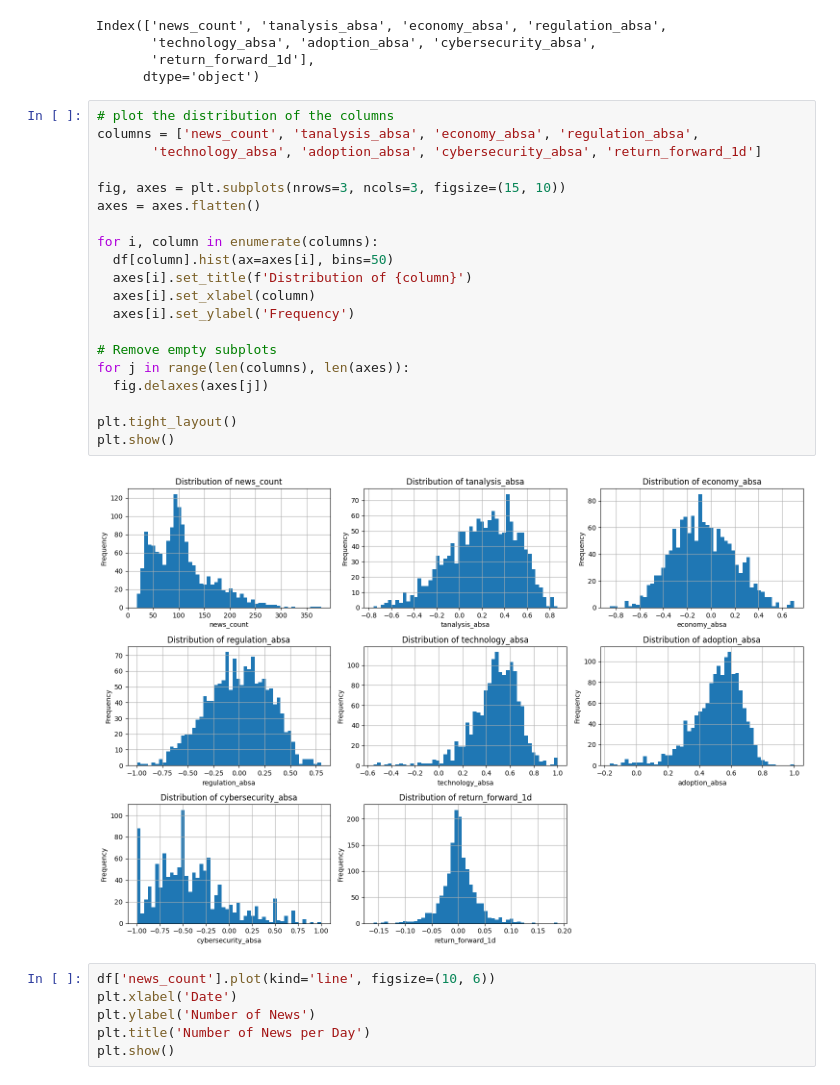
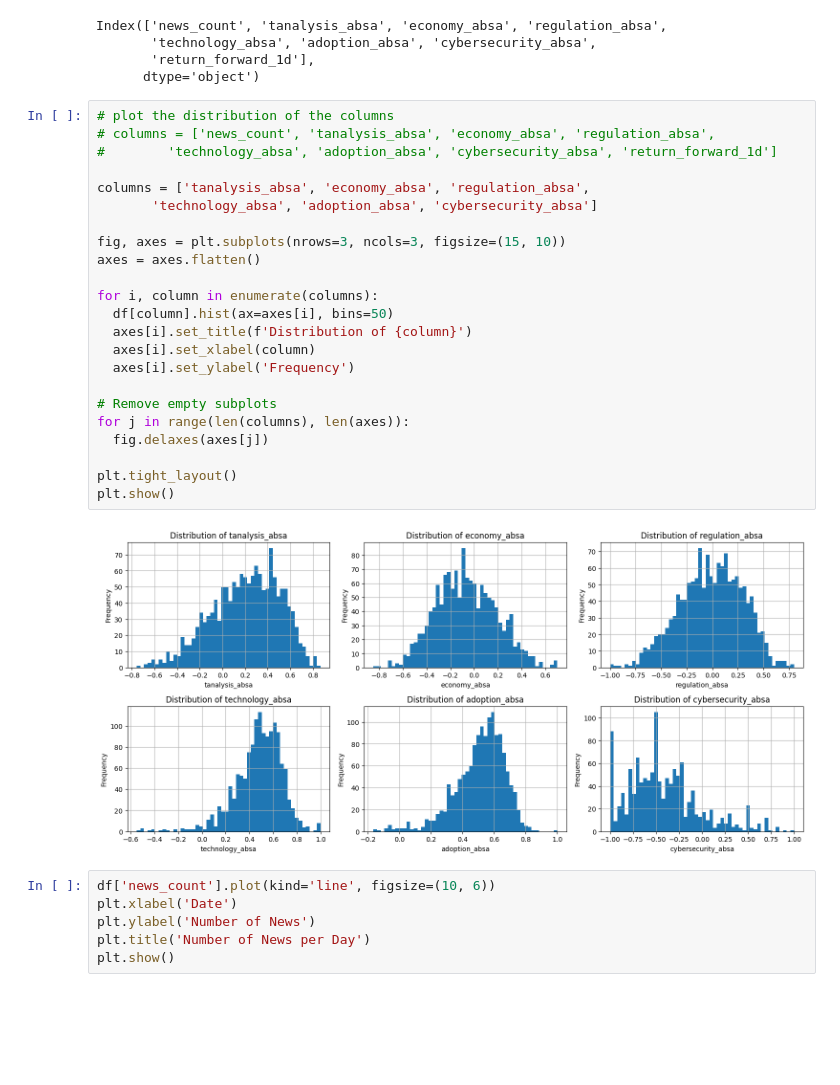
Before and after one commit to alvinku0/Bitcoin-Systematic-Strategies, a Jupyter notebook: crypto_news/strategies_backtesting/alpha_generation_daily_v1.ipynb, the cells around one changed output. Cells and saved outputs as stored; diff of their text form; blank space fills up the shorter version.

```diff
--- a/crypto_news/strategies_backtesting/alpha_generation_daily_v1.ipynb
+++ b/crypto_news/strategies_backtesting/alpha_generation_daily_v1.ipynb
@@ -265,26 +290,29 @@ Index(['news_count', 'tanalysis_absa', 'economy_absa', 'regulation_absa',
       dtype='object')
 # %%
 # plot the distribution of the columns
-columns = ['news_count', 'tanalysis_absa', 'economy_absa', 'regulation_absa',
-       'technology_absa', 'adoption_absa', 'cybersecurity_absa', 'return_forward_1d']
+# columns = ['news_count', 'tanalysis_absa', 'economy_absa', 'regulation_absa',
+#        'technology_absa', 'adoption_absa', 'cybersecurity_absa', 'return_forward_1d']
+
+columns = ['tanalysis_absa', 'economy_absa', 'regulation_absa',
+       'technology_absa', 'adoption_absa', 'cybersecurity_absa']
 
 fig, axes = plt.subplots(nrows=3, ncols=3, figsize=(15, 10))
 axes = axes.flatten()
 
 for i, column in enumerate(columns):
   df[column].hist(ax=axes[i], bins=50)
   axes[i].set_title(f'Distribution of {column}')
   axes[i].set_xlabel(column)
   axes[i].set_ylabel('Frequency')
 
 # Remove empty subplots
 for j in range(len(columns), len(axes)):
   fig.delaxes(axes[j])
 
 plt.tight_layout()
 plt.show()
 # %% [output]
-[figure, old version]
+[figure, new version]
 # %%
 df['news_count'].plot(kind='line', figsize=(10, 6))
 plt.xlabel('Date')
```
Also changed, not shown: parts of 3 cells of this notebook, 1 other file.
